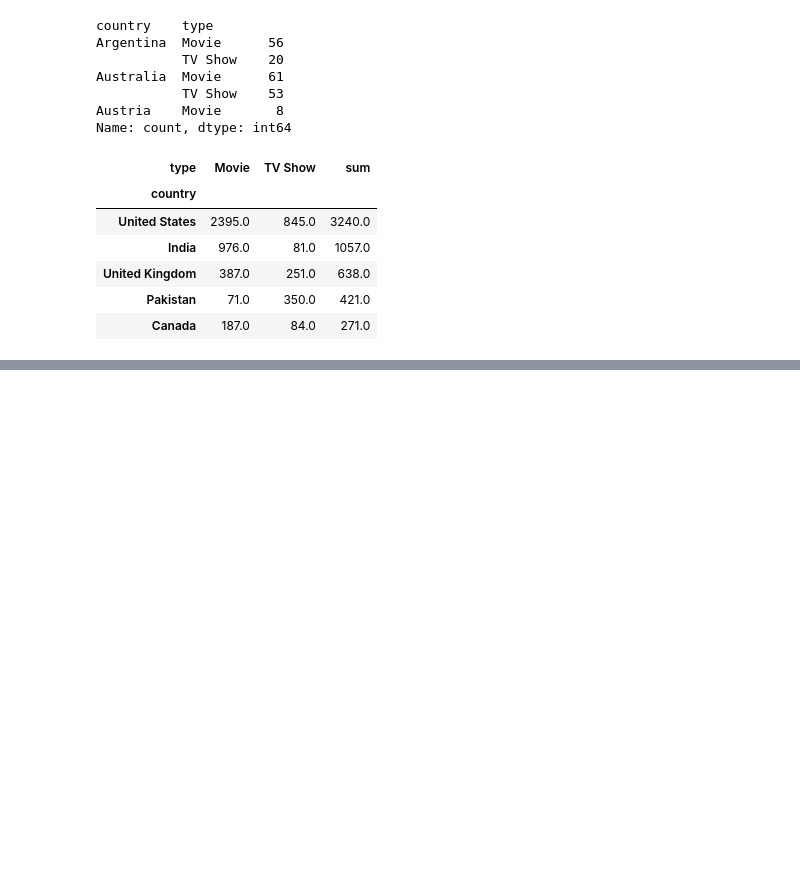
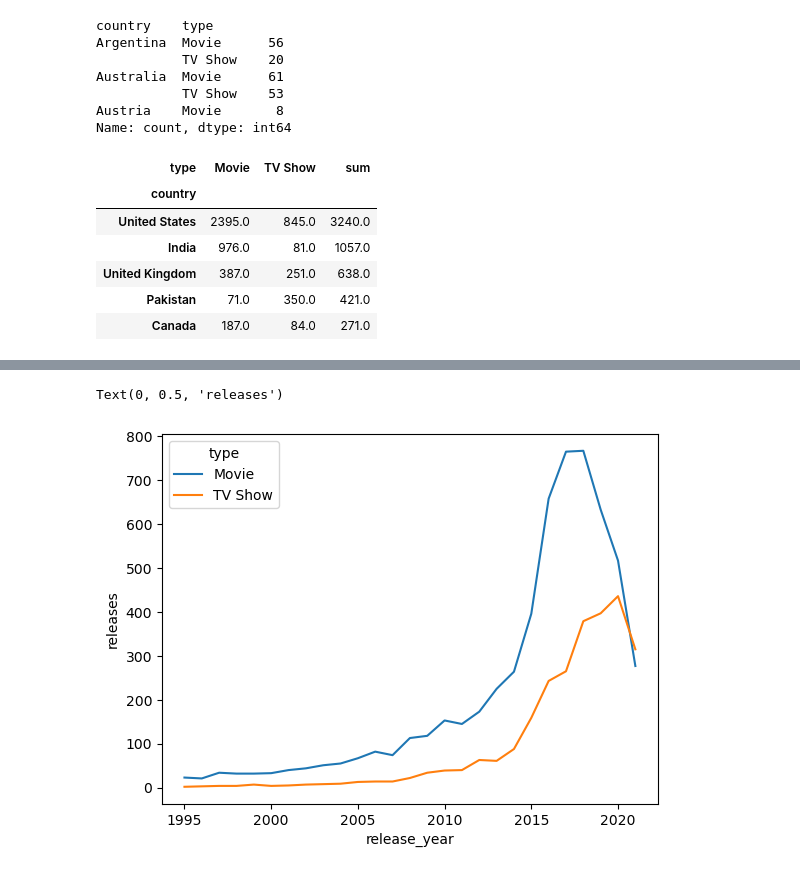
Before and after one commit to umais2005/Netflix-Analysis, a Jupyter notebook: Netflix EDA.ipynb, the cells around one changed output, grey strips where cells are left out. Saved outputs shown, nothing was run; the diff lists cells and outputs as text; code cells hidden in the pictures; blank space fills up the shorter version.

```diff
--- a/Netflix EDA.ipynb
+++ b/Netflix EDA.ipynb
@@ -155,0 +167,3 @@ country['sum'].plot.pie()
+# %%
+year_type = data.groupby(['release_year', "type"]).count()['count']
+year_type
@@ -155,0 +184,3 @@ country['sum'].plot.pie()
+# %%
+year_type = year_type.unstack().fillna(0)
+year_type
@@ -155,0 +202,8 @@ country['sum'].plot.pie()
+# %%
+fig = plt.figure()
+ax= fig.add_subplot()
+year_type.loc[1995:].plot(ax=ax)
+ax.set_ylabel("releases")
+# %% [output]
+Text(0, 0.5, 'releases')
+[figure, added]
```
Also changed, not shown: parts of 9 cells of this notebook.
